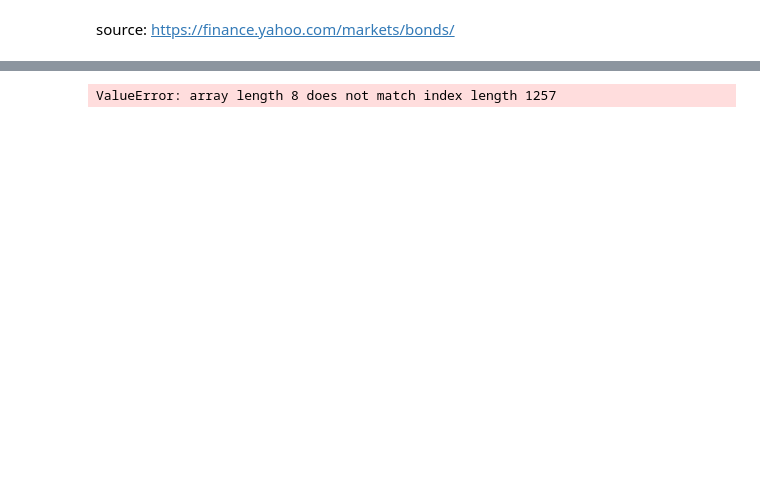
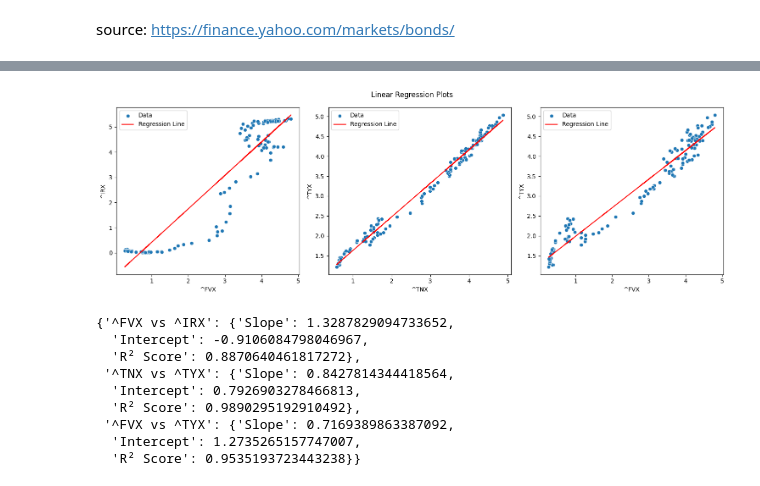
Before and after one commit to LevRoz630/keybank_reg, a Jupyter notebook: src/data_pull_t.ipynb, the cells around one changed output, grey strips where cells are left out. Drawn from its saved outputs; the diff is of its cells as text; code cells hidden in the pictures; blank space fills up the shorter version.

```diff
--- a/src/data_pull_t.ipynb
+++ b/src/data_pull_t.ipynb
@@ -36,43 +37,86 @@ Name: ^TYX, Length: 1257, dtype: float64
 # %%
 import matplotlib.pyplot as plt
 import seaborn as sns
 import pandas as pd
 import numpy as np
 from sklearn.linear_model import LinearRegression
 
 # Extracted data from the image
 
 df = pd.DataFrame(data)
 
 # Define pairs for regression plots
+import matplotlib.pyplot as plt
+import seaborn as sns
+import pandas as pd
+import numpy as np
+from sklearn.linear_model import LinearRegression
+from sklearn.metrics import r2_score
+
+
+# Extracted data from the image
+
+df = pd.DataFrame(data)
+
+# Define pairs for regression plots
 pairs = [
     ("^FVX", "^IRX"),
     ("^TNX", "^TYX"),
     ("^FVX", "^TYX")
 ]
+# Selecting every tenth data point (if available)
+df_sampled = df.iloc[::10]
+
+# Dictionary to store regression statistics
+regression_stats = {}
 
 # Create subplots
 fig, axes = plt.subplots(1, 3, figsize=(15, 5))
 fig.suptitle("Linear Regression Plots")
 
 for ax, (x_col, y_col) in zip(axes, pairs):
-    x = df[x_col].values.reshape(-1, 1)
-    y = df[y_col].values.reshape(-1, 1)
+    x = df_sampled[x_col].values.reshape(-1, 1)
+    y = df_sampled[y_col].values.reshape(-1, 1)
 
-    # Perform linear regression
-    model = LinearRegression()
-    model.fit(x, y)
-    y_pred = model.predict(x)
+    if len(x) > 1:  # Ensure we have enough points for regression
+        # Perform linear regression
+        model = LinearRegression()
+        model.fit(x, y)
+        y_pred = model.predict(x)
 
-    # Plot data and regression line
-    sns.scatterplot(x=df[x_col], y=df[y_col], ax=ax, label="Data")
-    ax.plot(df[x_col], y_pred, color="red", label="Regression Line")
+        # Compute regression statistics
+        slope = model.coef_[0][0]
+        intercept = model.intercept_[0]
+        r2 = r2_score(y, y_pred)
 
-    ax.set_xlabel(x_col)
-    ax.set_ylabel(y_col)
-    ax.legend()
+        # Store statistics
+        regression_stats[f"{x_col} vs {y_col}"] = {
+            "Slope": slope,
+            "Intercept": intercept,
+            "R² Score": r2
+        }
+
+        # Plot data and regression line
+        sns.scatterplot(x=x.flatten(), y=y.flatten(), ax=ax, label="Data")
+        ax.plot(x, y_pred, color="red", label="Regression Line")
+
+        ax.set_xlabel(x_col)
+        ax.set_ylabel(y_col)
+        ax.legend()
 
 plt.tight_layout()
 plt.show()
+
+# Display regression statistics
+regression_stats
 # %% [output]
+[figure, added]
-ValueError: array length 8 does not match index length 1257
+{'^FVX vs ^IRX': {'Slope': 1.3287829094733652,
+  'Intercept': -0.9106084798046967,
+  'R² Score': 0.8870640461817272},
+ '^TNX vs ^TYX': {'Slope': 0.8427814344418564,
+  'Intercept': 0.7926903278466813,
+  'R² Score': 0.9890295192910492},
+ '^FVX vs ^TYX': {'Slope': 0.7169389863387092,
+  'Intercept': 1.2735265157747007,
+  'R² Score': 0.9535193723443238}}
```
Also changed, not shown: parts of 2 cells of this notebook, 3 other files.
